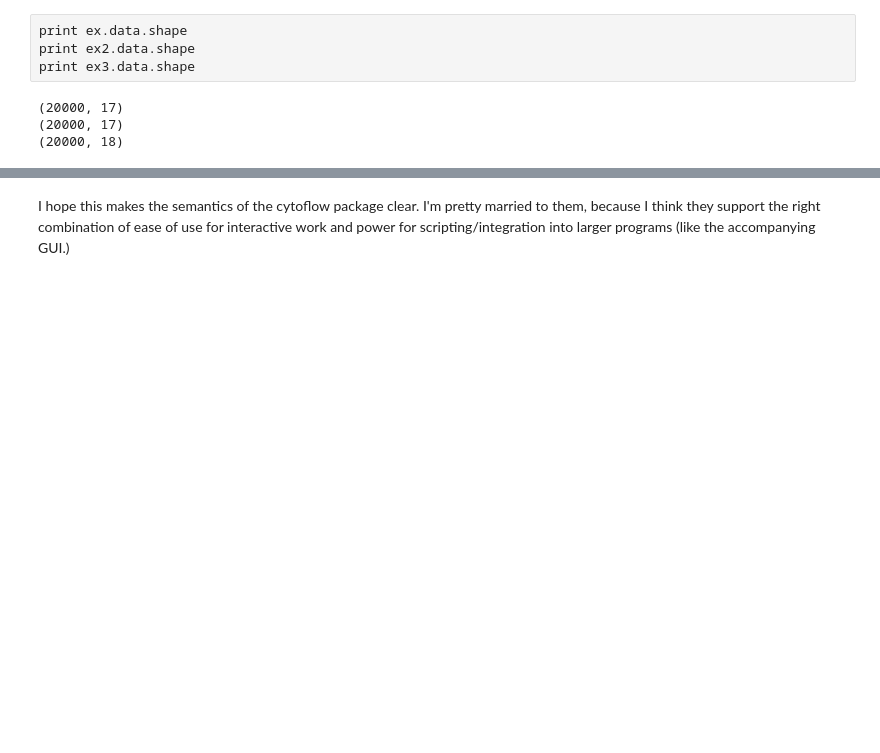
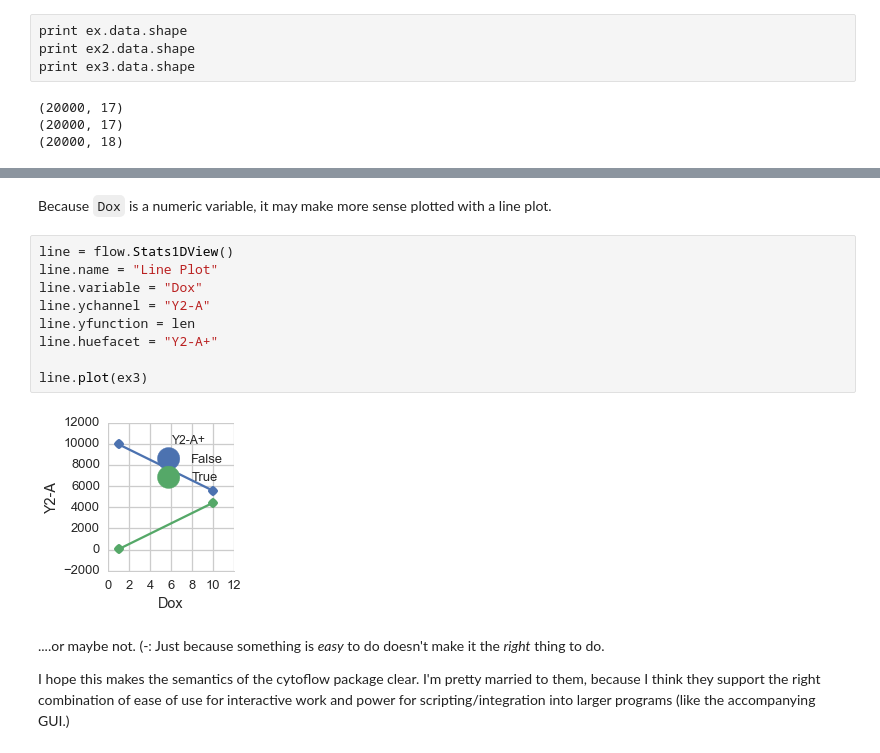
Before and after one commit to cytoflow/cytoflow, a Jupyter notebook: docs/examples/Basic Cytometry.ipynb, the cells around one changed output, grey strips where cells are left out. Cells and saved outputs as stored; diff of their text form; blank space fills up the shorter version.

```diff
--- a/docs/examples/Basic Cytometry.ipynb
+++ b/docs/examples/Basic Cytometry.ipynb
@@ -128,2 +131,17 @@ dtype: int64
+# %% [markdown]
+Because `Dox` is a numeric variable, it may make more sense plotted with a line plot.
+# %%
+line = flow.Stats1DView()
+line.name = "Line Plot"
+line.variable = "Dox"
+line.ychannel = "Y2-A"
+line.yfunction = len
+line.huefacet = "Y2-A+"
+
+line.plot(ex3)
+# %% [output]
+[figure, added]
 # %% [markdown]
+....or maybe not.  (-:  Just because something is *easy* to do doesn't make it the *right* thing to do.
+
 I hope this makes the semantics of the cytoflow package clear.  I'm pretty married to them, because I think they support the right combination of ease of use for interactive work and power for scripting/integration into larger programs (like the accompanying GUI.)
```
Also changed, not shown: parts of 27 cells of this notebook.
